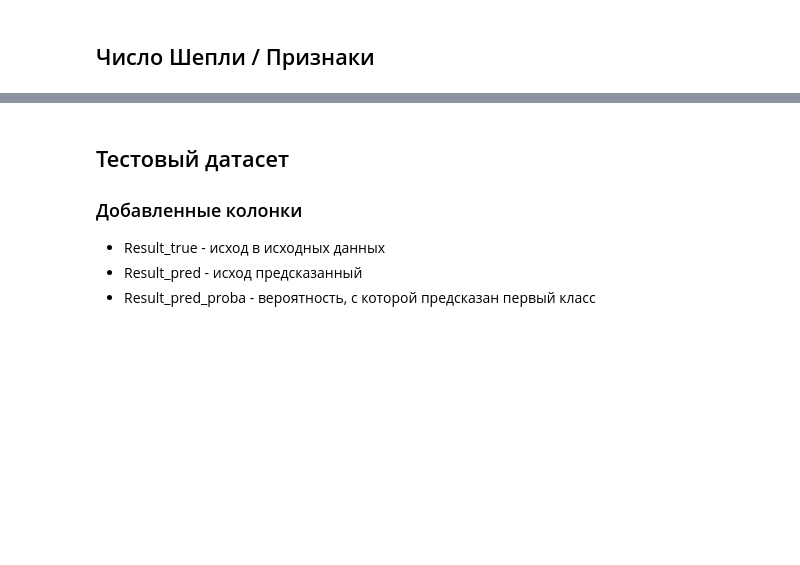
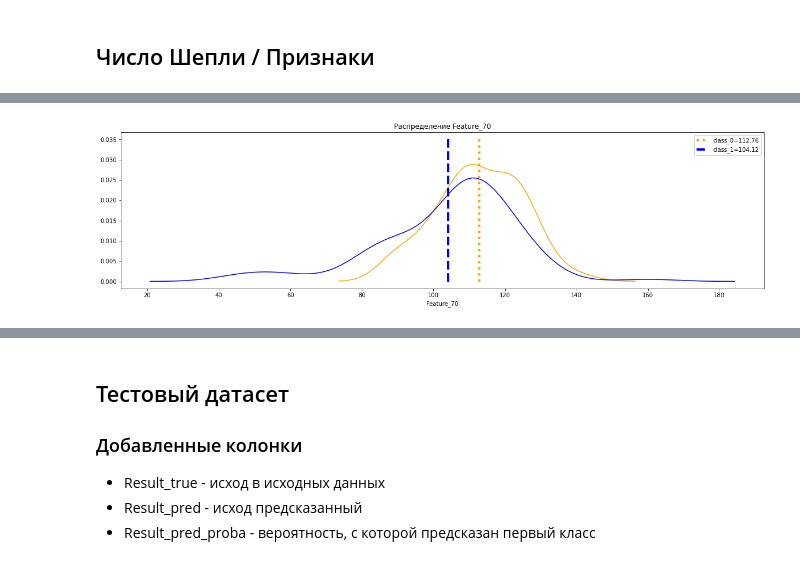
Before and after one commit to albul-k/ml_covid_surv_prediction, a Jupyter notebook: catboost_clf-ver_1.ipynb, the cells around one changed output, grey strips where cells are left out. Drawn from its saved outputs; the diff is of its cells as text; code cells hidden in the pictures; blank space fills up the shorter version.

```diff
--- a/catboost_clf-ver_1.ipynb
+++ b/catboost_clf-ver_1.ipynb
@@ -304,0 +297,4 @@ plt.legend()
+# %%
+distrib_plot(df, 'Feature_70', 'Result', y_max=0.035)
+# %% [output]
+[figure, added]
```
Also changed, not shown: parts of 13 cells of this notebook.
